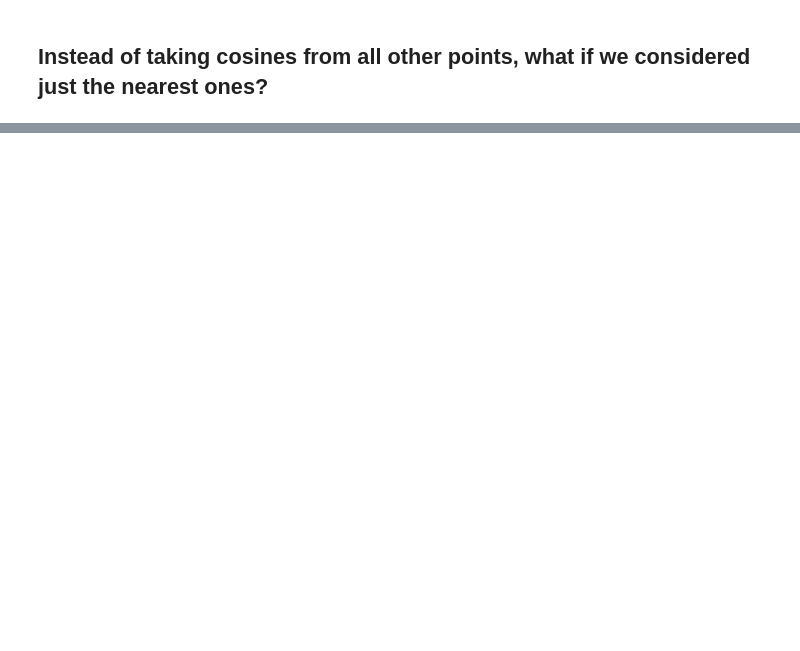
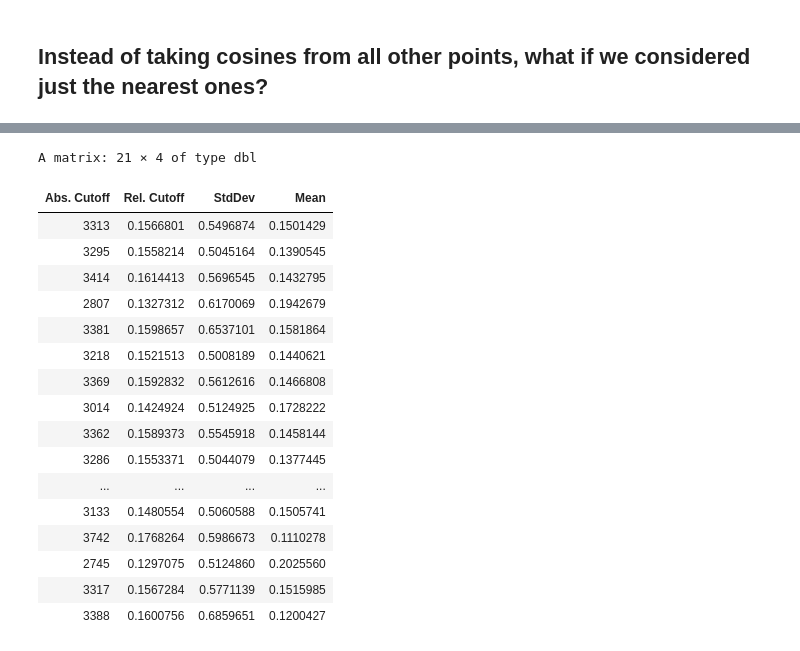
Before and after one commit to Fernando1729/datasci_proj, a Jupyter notebook: analysis_of_dwnn.ipynb, the cells around one changed output, grey strips where cells are left out. Saved outputs shown, nothing was run; the diff lists cells and outputs as text; code cells hidden in the pictures; blank space fills up the shorter version.

```diff
--- a/analysis_of_dwnn.ipynb
+++ b/analysis_of_dwnn.ipynb
@@ -431,0 +624,48 @@ A matrix: 2 × 2 of type dbl
+# %%
+df = NULL
+
+emb = embedd(oil, d=4, m=8)
+begin = nrow(emb) - 20
+sigma = 2.5
+
+for(i in begin:nrow(emb)){
+    query = emb[i,1:(ncol(emb)-1)]
+    trainSet = emb[1:(i-1),]
+
+    # Get the activations (the same used in dwnn)
+    dists = apply(trainSet, 1, function(row){
+        sqrt(sum(row[1:(length(row)-1)] - query)**2)
+    })
+    activations = exp(-dists**2 / (2*sigma**2))
+
+    # Normalize activations
+    activations = activations / sum(activations)
+
+    idx = sort.list(activations, decreasing=TRUE)
+    activations = activations[idx]
+    trainSet = trainSet[idx,]
+
+    # We want to get the points that make their cumulative activations > 90%
+    acc = cumsum(activations)
+    id = which(acc > 0.9)[1]
+
+    trainSet = trainSet[1:id,]
+
+    print(nrow(trainSet))
+    if(nrow(trainSet) > 1){
+        diff = query - trainSet[,1:(ncol(trainSet)-1)]
+        cos = cosine(diff, diff)
+        cos = cos[upper.tri(cos)]
+        cos[is.na(cos)] = 0 # We define cosine of (0, 0, 0) with (0, 0, 0) as 0
+    } else {
+        cos = NA
+    }
+    s = sd(cos)
+    m = mean(cos)
+    #message(paste(paste("cutoff = ", id / (i-1), "    sd = ", s, "    mean = ", m)))
+    df = rbind(df, c(id, id / (i-1), s, m))
+}
+
+colnames(df) = c("Abs. Cutoff", "Rel. Cutoff", "StdDev", "Mean")
+df
+# %% [output]
@@ -431,0 +689,18 @@ A matrix: 2 × 2 of type dbl
+A matrix: 21 × 4 of type dbl
+| Abs. Cutoff | Rel. Cutoff | StdDev | Mean |
+| 3313 | 0.1566801 | 0.5496874 | 0.1501429 |
+| 3295 | 0.1558214 | 0.5045164 | 0.1390545 |
+| 3414 | 0.1614413 | 0.5696545 | 0.1432795 |
+| 2807 | 0.1327312 | 0.6170069 | 0.1942679 |
+| 3381 | 0.1598657 | 0.6537101 | 0.1581864 |
+| 3218 | 0.1521513 | 0.5008189 | 0.1440621 |
+| 3369 | 0.1592832 | 0.5612616 | 0.1466808 |
+| 3014 | 0.1424924 | 0.5124925 | 0.1728222 |
+| 3362 | 0.1589373 | 0.5545918 | 0.1458144 |
+| 3286 | 0.1553371 | 0.5044079 | 0.1377445 |
+| ... | ... | ... | ... |
+| 3133 | 0.1480554 | 0.5060588 | 0.1505741 |
+| 3742 | 0.1768264 | 0.5986673 | 0.1110278 |
+| 2745 | 0.1297075 | 0.5124860 | 0.2025560 |
+| 3317 | 0.1567284 | 0.5771139 | 0.1515985 |
+| 3388 | 0.1600756 | 0.6859651 | 0.1200427 |
```
Also changed, not shown: parts of 14 cells of this notebook.
